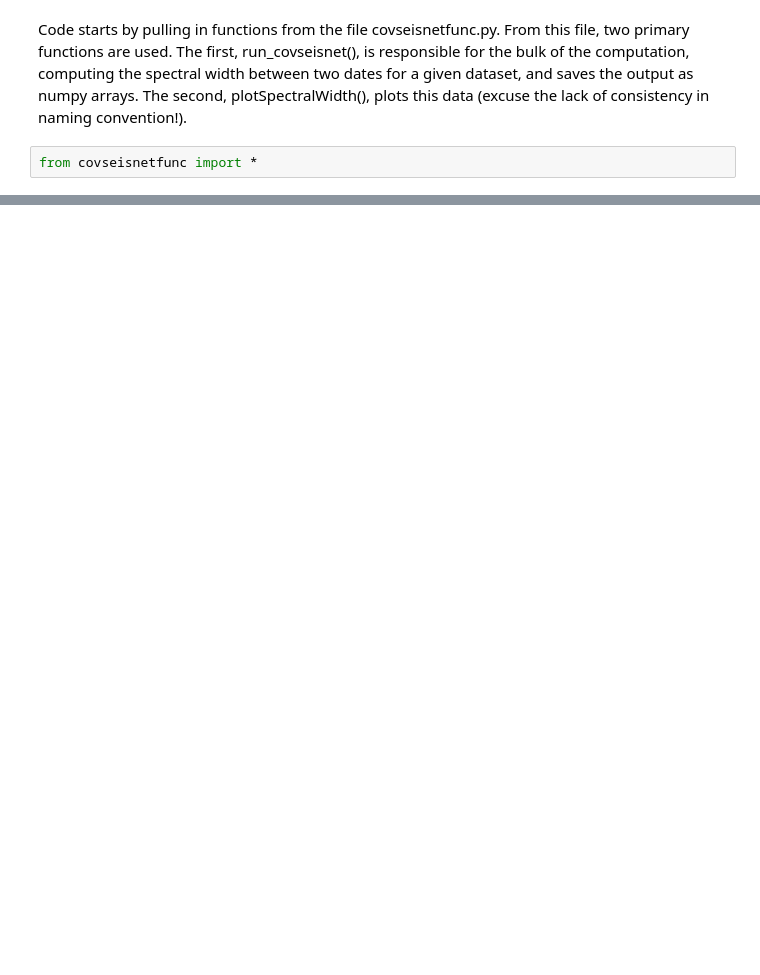
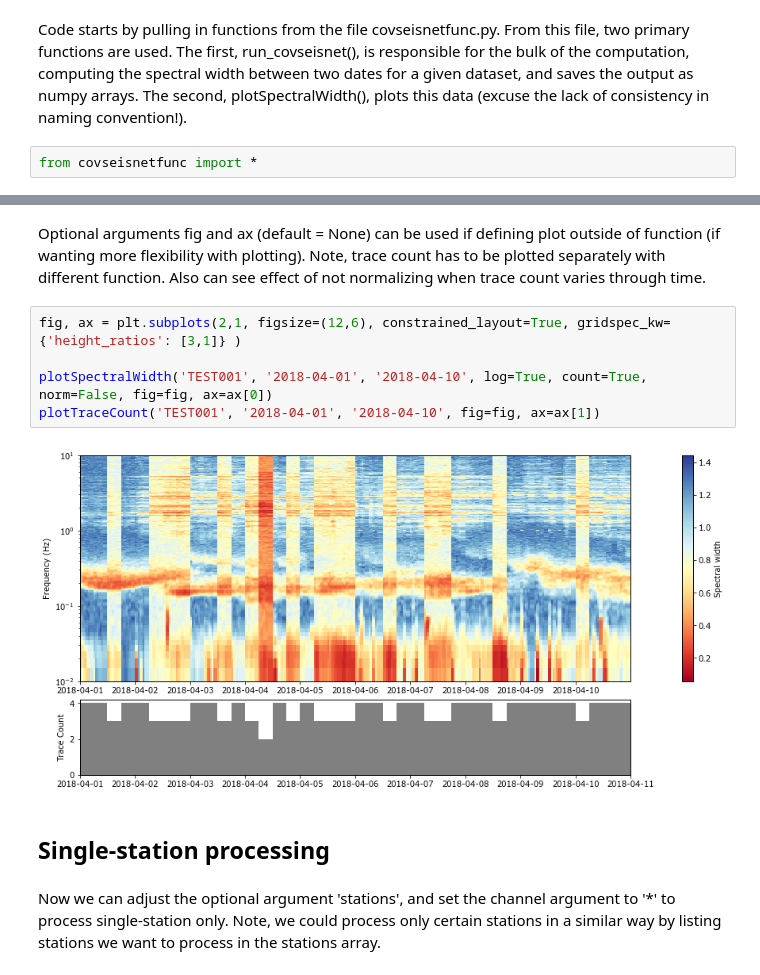
Before and after one commit to asyates/covseisnet_ASY, a Jupyter notebook: covseisnet_ayates_exp1.ipynb, the cells around one changed output, grey strips where cells are left out. Drawn from its saved outputs; the diff is of its cells as text; blank space fills up the shorter version.

```diff
--- a/covseisnet_ayates_exp1.ipynb
+++ b/covseisnet_ayates_exp1.ipynb
@@ -42 +67,14 @@ Now adjusting the optional argument 'stations' for single-station, with station
+# %% [markdown]
+Optional arguments fig and ax (default = None) can be used if defining plot outside of function (if wanting more flexibility with plotting). Note, trace count has to be plotted separately with different function. Also can see effect of not normalizing when trace count varies through time.
+# %%
+fig, ax = plt.subplots(2,1, figsize=(12,6), constrained_layout=True, gridspec_kw={'height_ratios': [3,1]} )
+
+plotSpectralWidth('TEST001', '2018-04-01', '2018-04-10', log=True, count=True, norm=False, fig=fig, ax=ax[0])
+plotTraceCount('TEST001', '2018-04-01', '2018-04-10', fig=fig, ax=ax[1])
+# %% [output]
+[figure, added]
+# %% [markdown]
+<h2> Single-station processing </h2>
+# %% [markdown]
+Now we can adjust the optional argument 'stations', and set the channel argument to '*' to process single-station only. Note, we could process only certain stations in a similar way by listing stations we want to process in the stations array.
 # %%
```
Also changed, not shown: parts of 15 cells of this notebook.
